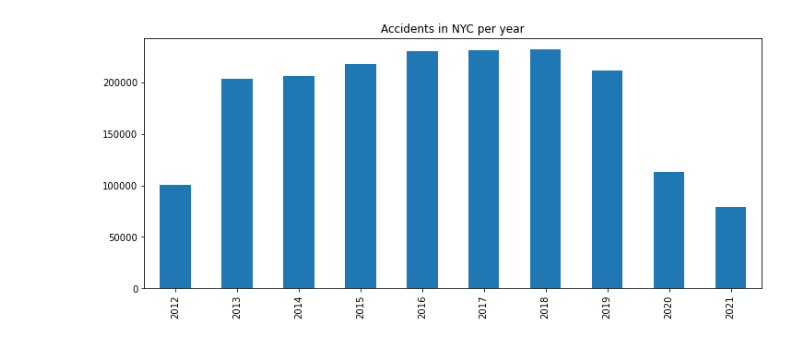
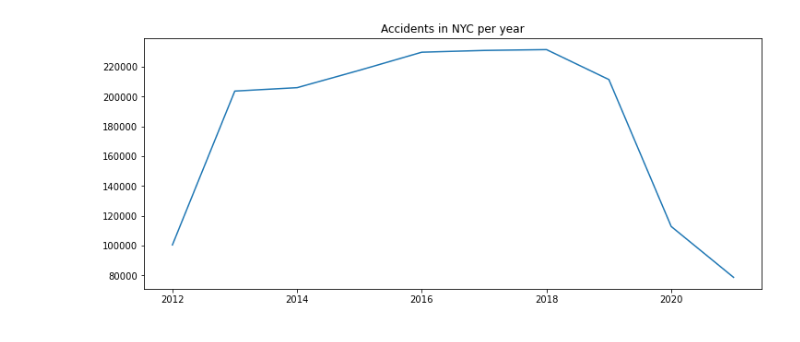
Before and after one commit to sudheendrakatikar/cmpe255-project, a Jupyter notebook: data-viz.ipynb, the cells around one changed output. Saved outputs shown, nothing was run; the diff lists cells and outputs as text; code cells hidden in the pictures.

Commit message:
more visuals

```diff
--- a/data-viz.ipynb
+++ b/data-viz.ipynb
@@ -6,11 +8,11 @@ from datetime import datetime
 # %%
 data = pd.read_csv('../data/motor_vehicle_collisions_crashes.csv', low_memory=False)
 # %%
-# Bar graph for accidents per year
+# Graph for accidents per year
 
 yearly = pd.Series([ datetime.strptime(date, '%m/%d/%Y').year for date in data['CRASH DATE'] ]).value_counts().sort_index()
-yearly_plot = yearly.plot(kind='bar', title='Accidents in NYC per year', figsize=(12, 5))
+yearly_plot = yearly.plot(kind='line', title='Accidents in NYC per year', figsize=(12, 5))
 yearly_plot.figure.savefig('img/Accidents_in_NYC_per_year.png', facecolor='white')
 # %% [output]
-[figure, old version]
+[figure, new version]
 # %%
```
Also changed, not shown: parts of 8 cells of this notebook, 18 other files.
